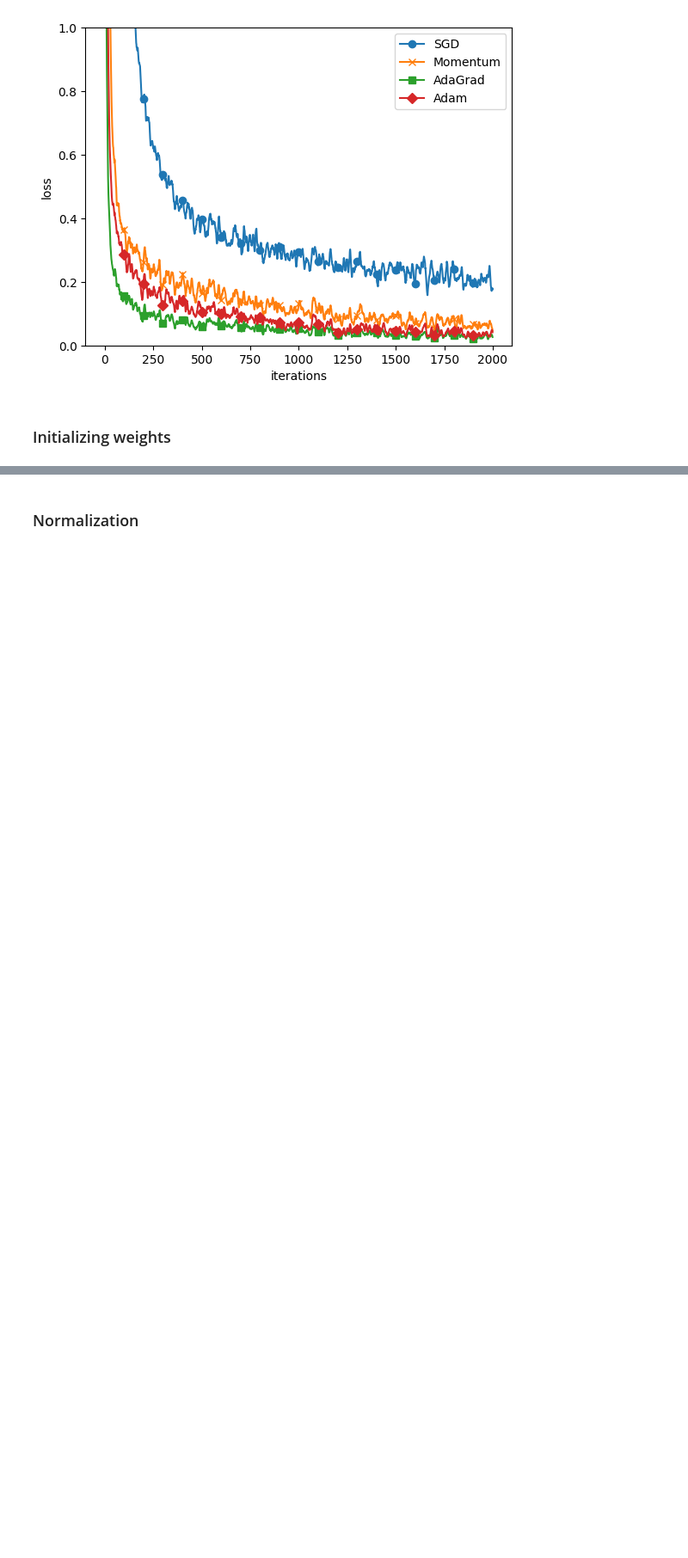
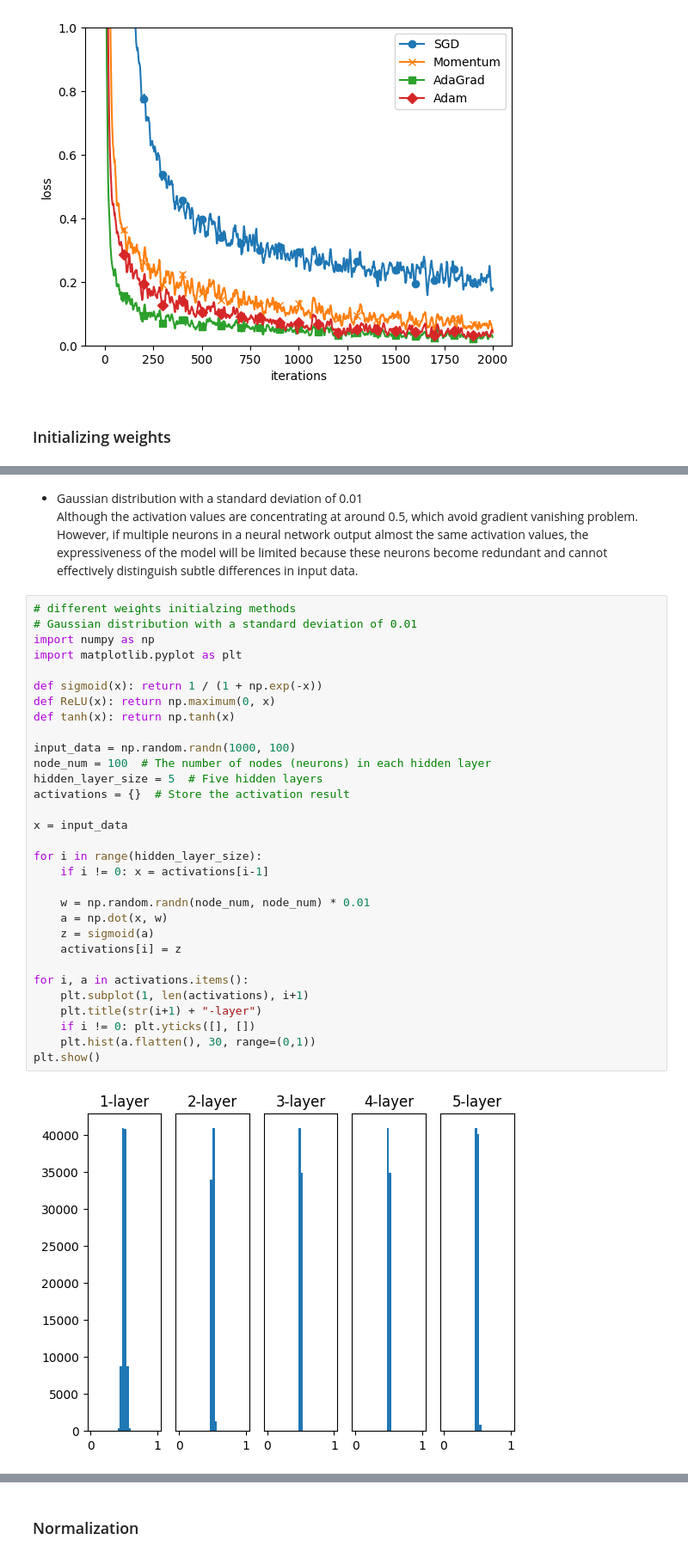
Before and after one commit to jizhang02/Code-Note, a Jupyter notebook: deep_learning_from_scratch.ipynb, the cells around one changed output, grey strips where cells are left out. Shown at 86% size. Drawn from its saved outputs; the diff is of its cells as text; blank space fills up the shorter version.

```diff
--- a/deep_learning_from_scratch.ipynb
+++ b/deep_learning_from_scratch.ipynb
@@ -2167,0 +2201,36 @@ Adam:0.03282653635122755
+# %% [markdown]
+* Gaussian distribution with a standard deviation of 0.01
+Although the activation values are concentrating at around 0.5, which avoid gradient vanishing problem. However, if multiple neurons in a neural network output almost the same activation values, the expressiveness of the model will be limited because these neurons become redundant and cannot effectively distinguish subtle differences in input data.
+# %%
+# different weights initialzing methods
+# Gaussian distribution with a standard deviation of 0.01
+import numpy as np
+import matplotlib.pyplot as plt
+
+def sigmoid(x): return 1 / (1 + np.exp(-x))
+def ReLU(x): return np.maximum(0, x)
+def tanh(x): return np.tanh(x)
+
+input_data = np.random.randn(1000, 100)
+node_num = 100  # The number of nodes (neurons) in each hidden layer
+hidden_layer_size = 5  # Five hidden layers
+activations = {}  # Store the activation result
+
+x = input_data
+
+for i in range(hidden_layer_size):
+    if i != 0: x = activations[i-1]
+
+    w = np.random.randn(node_num, node_num) * 0.01
+    a = np.dot(x, w)
+    z = sigmoid(a)
+    activations[i] = z
+
+for i, a in activations.items():
+    plt.subplot(1, len(activations), i+1)
+    plt.title(str(i+1) + "-layer")
+    if i != 0: plt.yticks([], [])
+    plt.hist(a.flatten(), 30, range=(0,1))
+plt.show()
+# %% [output]
+[figure, added]
```
Also changed, not shown: parts of 17 cells of this notebook, 2 other files.
